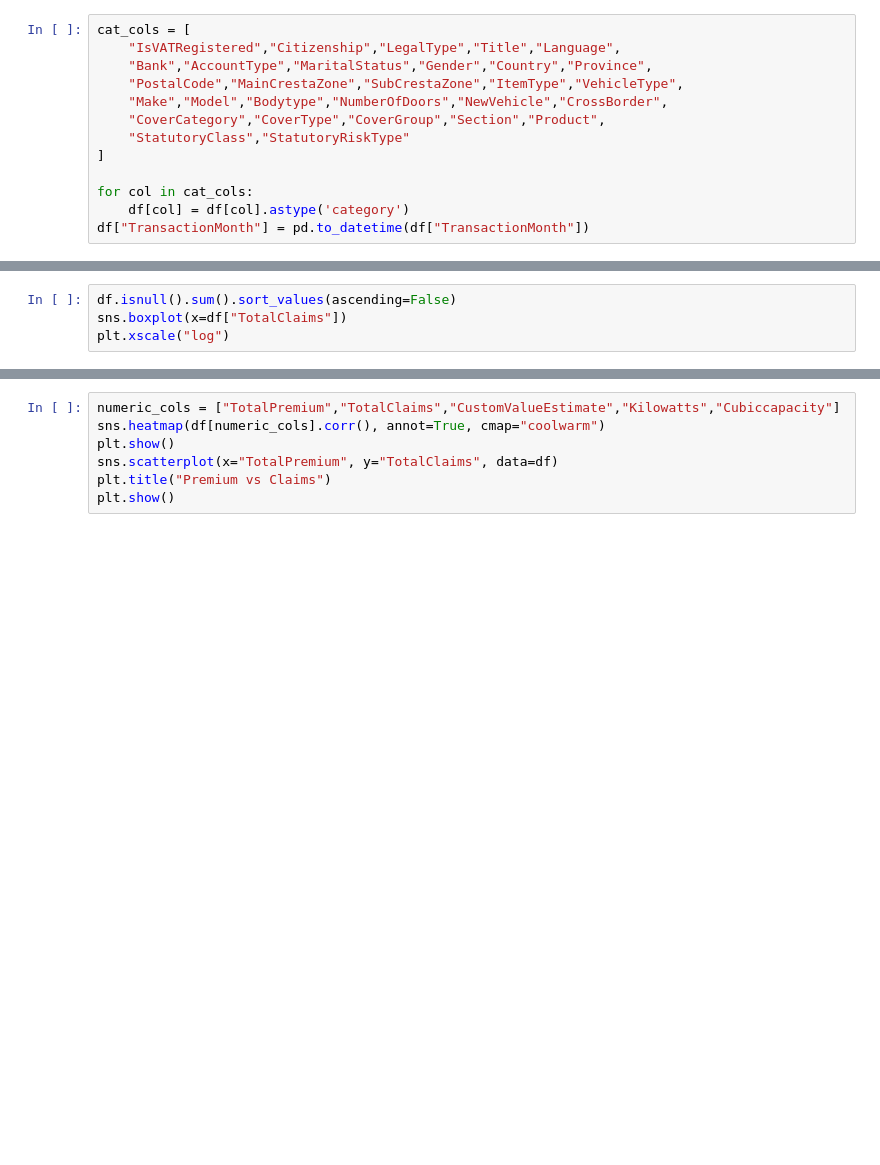
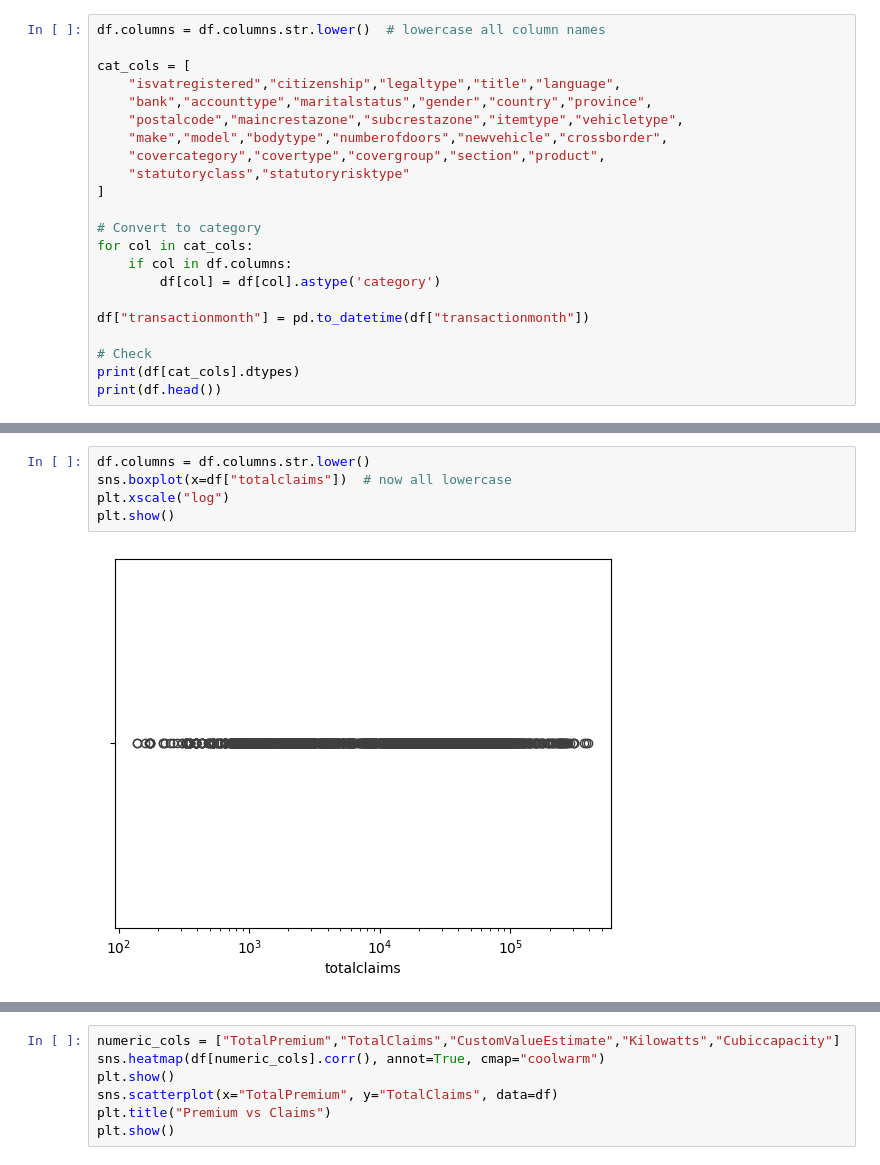
Before and after one commit to blienmoges/acis-risk, a Jupyter notebook: notebooks/eda_overview.ipynb, the cells around one changed output, grey strips where cells are left out. Drawn from its saved outputs; the diff is of its cells as text; blank space fills up the shorter version.

```diff
--- a/notebooks/eda_overview.ipynb
+++ b/notebooks/eda_overview.ipynb
@@ -13,13 +59,22 @@ df.info()
 # %%
+df.columns = df.columns.str.lower()  # lowercase all column names
+
 cat_cols = [
-    "IsVATRegistered","Citizenship","LegalType","Title","Language",
-    "Bank","AccountType","MaritalStatus","Gender","Country","Province",
-    "PostalCode","MainCrestaZone","SubCrestaZone","ItemType","VehicleType",
-    "Make","Model","Bodytype","NumberOfDoors","NewVehicle","CrossBorder",
-    "CoverCategory","CoverType","CoverGroup","Section","Product",
-    "StatutoryClass","StatutoryRiskType"
+    "isvatregistered","citizenship","legaltype","title","language",
+    "bank","accounttype","maritalstatus","gender","country","province",
+    "postalcode","maincrestazone","subcrestazone","itemtype","vehicletype",
+    "make","model","bodytype","numberofdoors","newvehicle","crossborder",
+    "covercategory","covertype","covergroup","section","product",
+    "statutoryclass","statutoryrisktype"
 ]
 
+# Convert to category
 for col in cat_cols:
-    df[col] = df[col].astype('category')
-df["TransactionMonth"] = pd.to_datetime(df["TransactionMonth"])
+    if col in df.columns:
+        df[col] = df[col].astype('category')
+
+df["transactionmonth"] = pd.to_datetime(df["transactionmonth"])
+
+# Check
+print(df[cat_cols].dtypes)
+print(df.head())
@@ -26,5 +99,8 @@ df["TransactionMonth"] = pd.to_datetime(df["TransactionMonth"])
 # %%
-df.isnull().sum().sort_values(ascending=False)
-sns.boxplot(x=df["TotalClaims"])
+df.columns = df.columns.str.lower()
+sns.boxplot(x=df["totalclaims"])  # now all lowercase
 plt.xscale("log")
+plt.show()
+# %% [output]
+[figure, added]
 # %%
```
Also changed, not shown: parts of 9 cells of this notebook.
